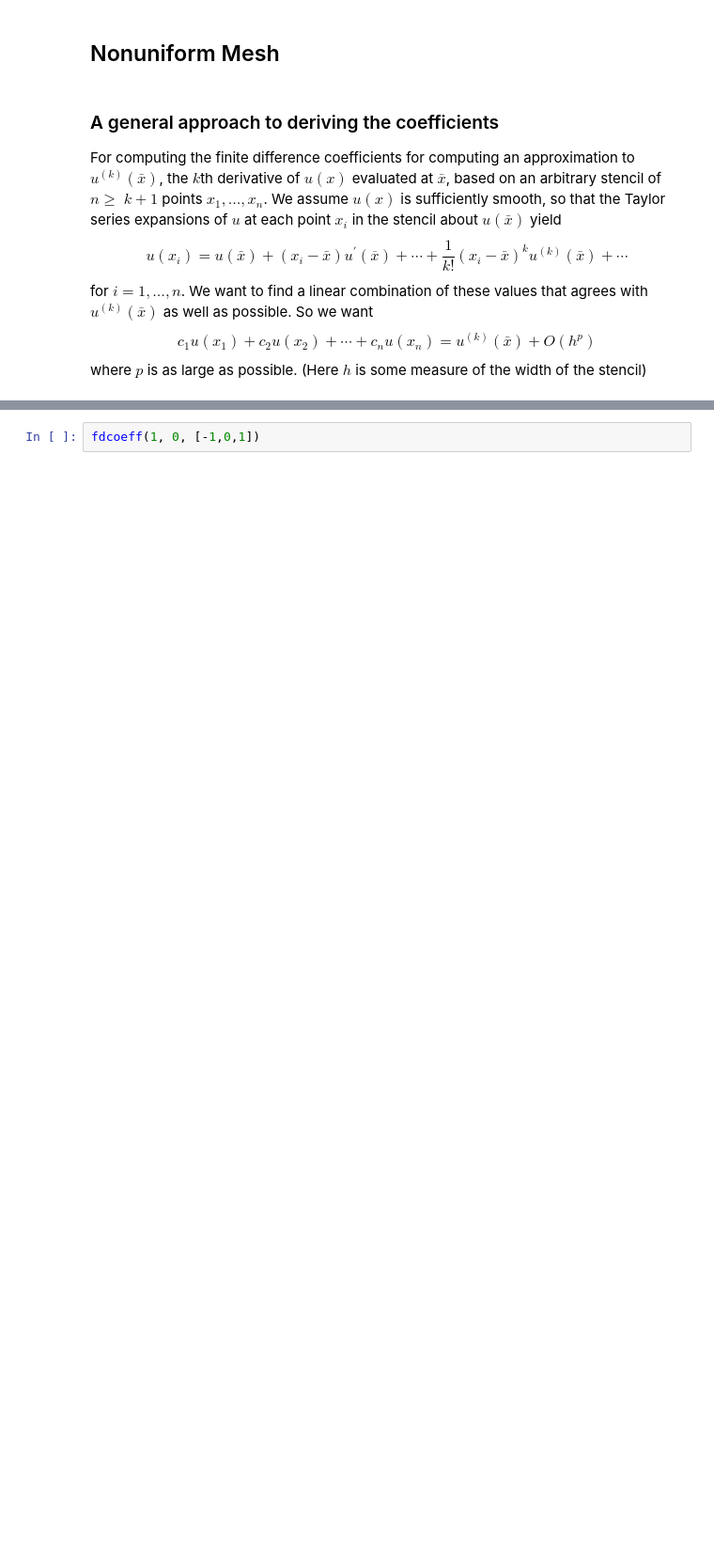
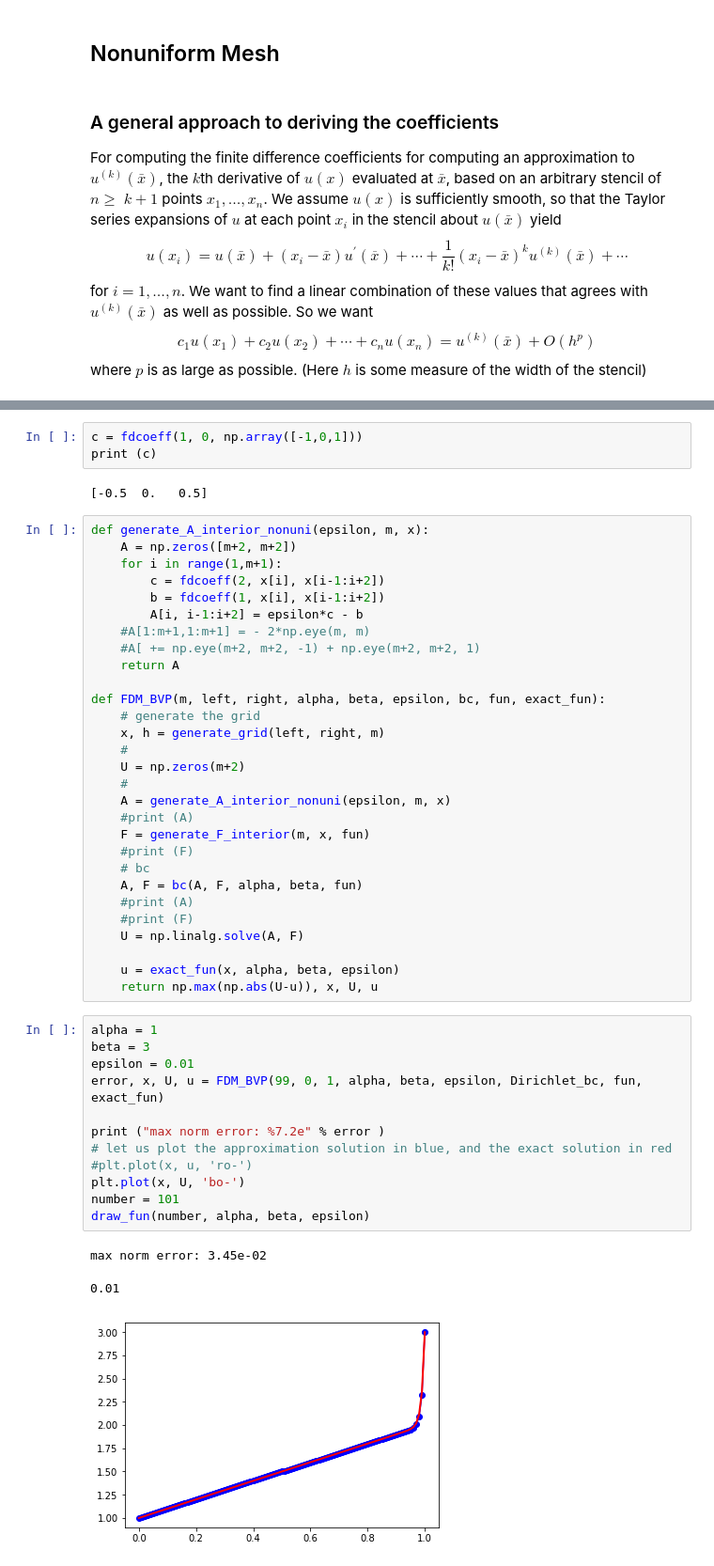
Before and after one commit to xiaozhouli/Jupyter, a Jupyter notebook: Numerical_PDEs/Perturbed_Equations.ipynb, the cells around one changed output, grey strips where cells are left out. Shown at 94% size. Saved outputs shown, nothing was run; the diff lists cells and outputs as text; blank space fills up the shorter version.

```diff
--- a/Numerical_PDEs/Perturbed_Equations.ipynb
+++ b/Numerical_PDEs/Perturbed_Equations.ipynb
@@ -181,2 +214,50 @@ def fdcoeff(k, xbar, x):
-# %%
-fdcoeff(1, 0, [-1,0,1])
+# %%
+c = fdcoeff(1, 0, np.array([-1,0,1]))
+print (c)
+# %% [output]
+[-0.5  0.   0.5]
+# %%
+def generate_A_interior_nonuni(epsilon, m, x):
+    A = np.zeros([m+2, m+2])
+    for i in range(1,m+1):
+        c = fdcoeff(2, x[i], x[i-1:i+2])
+        b = fdcoeff(1, x[i], x[i-1:i+2])
+        A[i, i-1:i+2] = epsilon*c - b
+    #A[1:m+1,1:m+1] = - 2*np.eye(m, m)
+    #A[ += np.eye(m+2, m+2, -1) + np.eye(m+2, m+2, 1)
+    return A
+
+def FDM_BVP(m, left, right, alpha, beta, epsilon, bc, fun, exact_fun):
+    # generate the grid
+    x, h = generate_grid(left, right, m)
+    #
+    U = np.zeros(m+2)
+    #
+    A = generate_A_interior_nonuni(epsilon, m, x)
+    #print (A)
+    F = generate_F_interior(m, x, fun)
+    #print (F)
+    # bc
+    A, F = bc(A, F, alpha, beta, fun)
+    #print (A)
+    #print (F)
+    U = np.linalg.solve(A, F)
+
+    u = exact_fun(x, alpha, beta, epsilon)
+    return np.max(np.abs(U-u)), x, U, u
+# %%
+alpha = 1
+beta = 3
+epsilon = 0.01
+error, x, U, u = FDM_BVP(99, 0, 1, alpha, beta, epsilon, Dirichlet_bc, fun, exact_fun)
+
+print ("max norm error: %7.2e" % error )
+# let us plot the approximation solution in blue, and the exact solution in red
+#plt.plot(x, u, 'ro-')
+plt.plot(x, U, 'bo-')
+number = 101
+draw_fun(number, alpha, beta, epsilon)
+# %% [output]
+max norm error: 3.45e-02
+0.01
+[figure, added]
```
Also changed, not shown: parts of 19 cells of this notebook, 4 other files.
